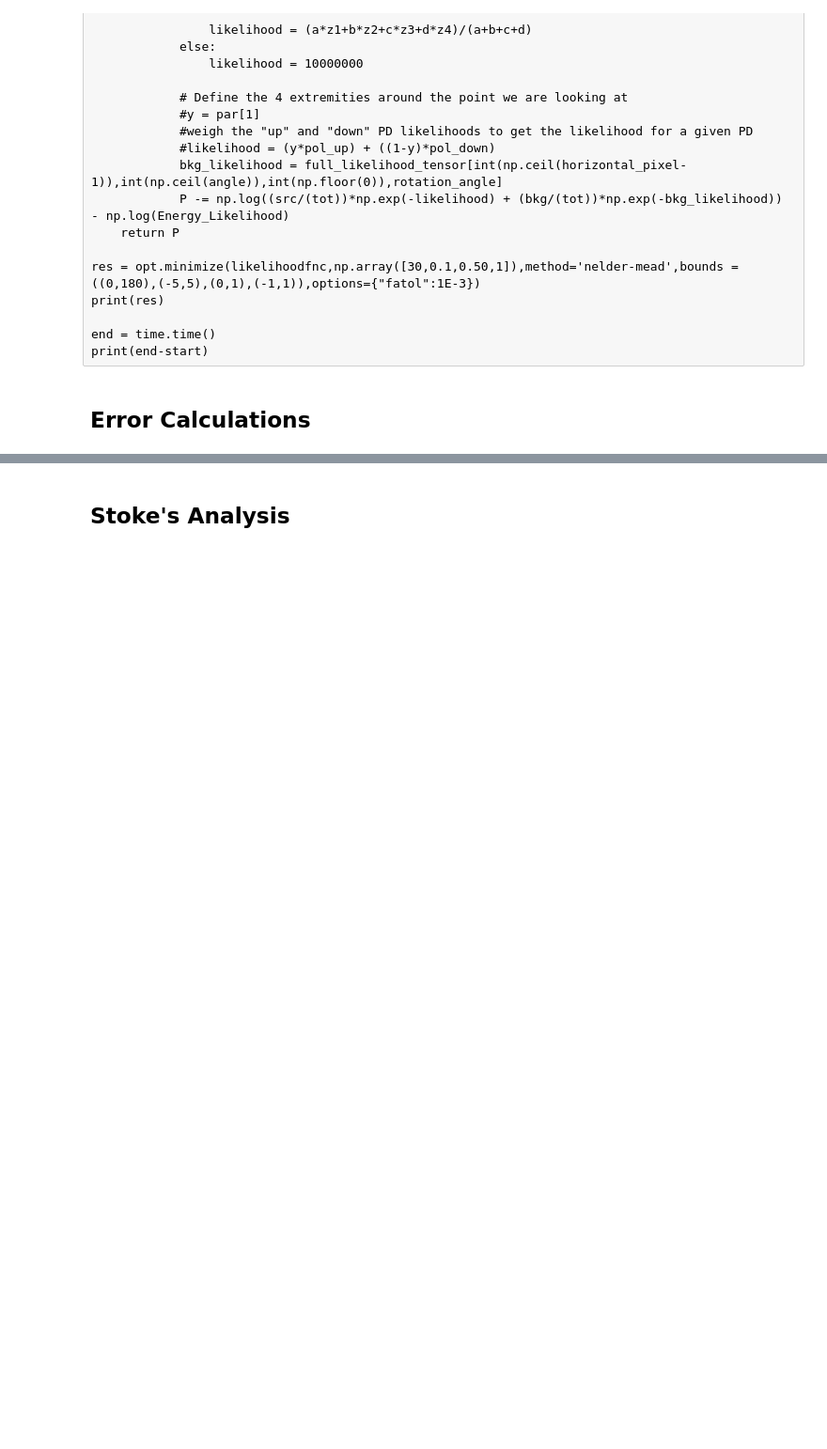
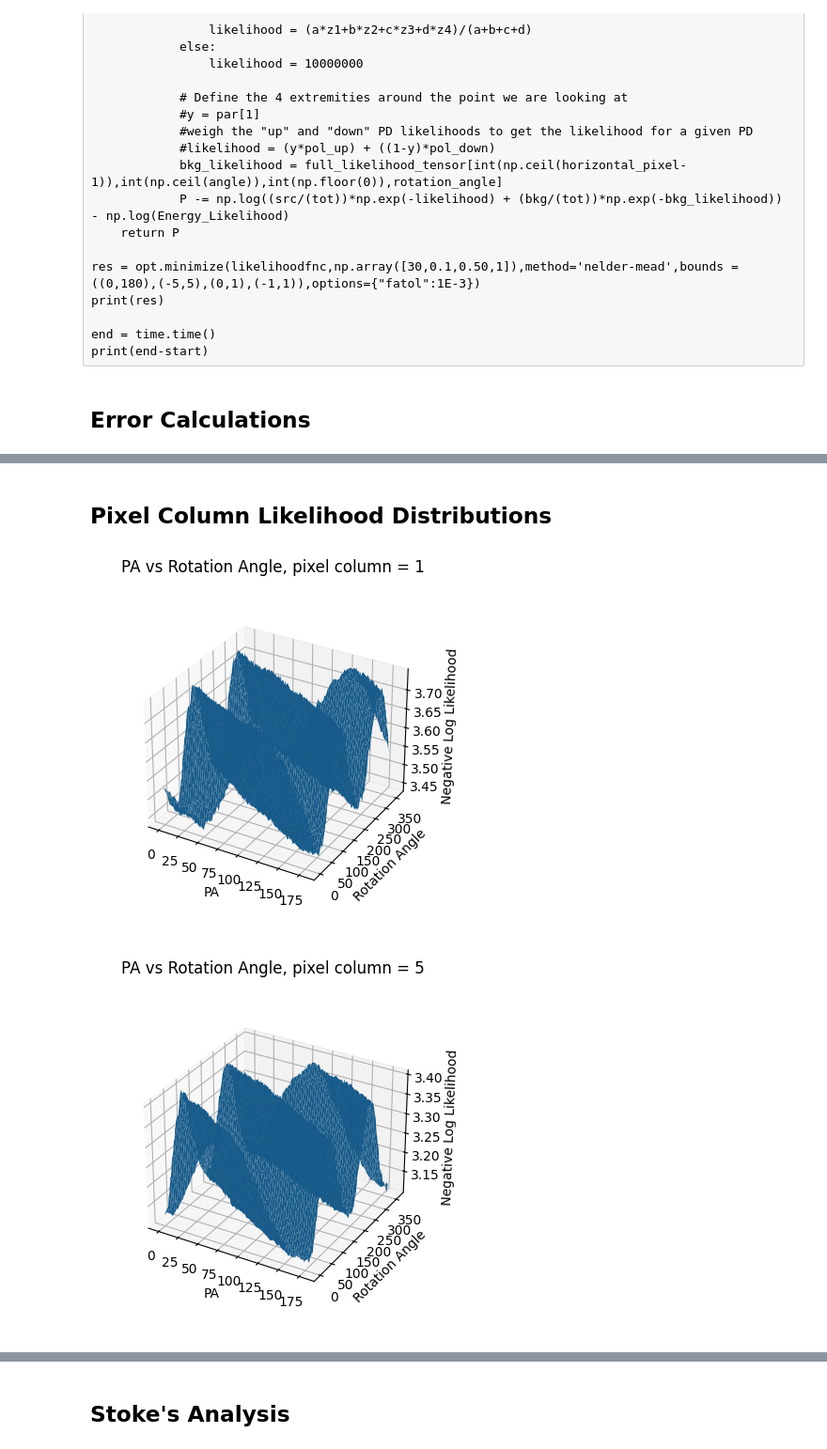
Before and after one commit to jacob-casey/casey-xlcal-likelihood-analysis, a Jupyter notebook: LikelihoodAnalysisTool.ipynb, the cells around one changed output, grey strips where cells are left out. Shown at 94% size. Drawn from its saved outputs; the diff is of its cells as text; code cells hidden in the pictures; blank space fills up the shorter version.

```diff
--- a/LikelihoodAnalysisTool.ipynb
+++ b/LikelihoodAnalysisTool.ipynb
@@ -421,0 +411,76 @@ fig.savefig("/home/jacob/PolarizationLikelihoodErrors_realspec_smallPD.png")
+# %% [markdown]
+## Pixel Column Likelihood Distributions
+# %%
+pixels=[1,5,15]
+PA = np.linspace(0,180,180*3)
+PD = np.linspace(0,1,100*3)
+RA = np.linspace(0,359,360,dtype='int')
+
+%matplotlib inline
+import matplotlib.pyplot as plt
+from matplotlib.colors import LightSource
+from matplotlib import cbook, cm
+
+#pars = [50,20/90,0.3,0.2/90]
+pars = res.x.copy()
+def pixel_likelihood_plots(pixels,ra,pa,index,opt_values):
+    array = opt_values.copy()
+    for i in pixels:
+            X,Y = np.meshgrid(pa,ra)
+            Z = np.empty_like(X)
+            array[0] = i
+
+            for k in range(len(ra)):
+                array[3] = ra[k]
+
+                for l in range(len(pa)):
+                    array[index] = pa[l]
+                    z1 = full_likelihood_tensor[int(np.ceil(i-1)),int(np.floor(array[1])),int(np.ceil(array[2]*100)),int(array[3])]
+                    z2 = full_likelihood_tensor[int(np.ceil(i-1)),int(np.ceil(array[1])),int(np.ceil(array[2]*100)),int(array[3])]
+
+                    z3 = full_likelihood_tensor[int(np.ceil(i-1)),int(np.ceil(array[1])),int(np.floor(array[2]*100)),int(array[3])]
+                    z4 = full_likelihood_tensor[int(np.ceil(i-1)),int(np.floor(array[1])),int(np.floor(array[2]*100)),int(array[3])]
+
+                    # Using the 4 nearest Polarization points, using the distance from them to the expected point as the weight, weight the likelihoods
+                    dx1 = int(np.floor(array[1])) - array[1]
+                    dy1 = int(np.ceil(array[2]*100)) - (array[2]*100)
+                    a = 1/np.hypot(dx1,dy1)
+
+                    dx2 = int(np.ceil(array[1])) - array[1]
+                    dy2 = int(np.ceil(array[2]*100)) - (array[2]*100)
+                    b = 1/np.hypot(dx2,dy2)
+
+                    dx3 = int(np.ceil(array[1])) - array[1]
+                    dy3 = int(np.floor(array[2]*100)) - (array[2]*100)
+                    c = 1/np.hypot(dx3,dy3)
+
+                    dx4 = int(np.floor(array[1])) - array[1]
+                    dy4 = int(np.floor(array[2]*100)) - (array[2]*100)
+                    d = 1/np.hypot(dx4,dy4)
+
+                    # weigh likelihoods with 1/hypot
+                    likelihood = ((a*z1)+(b*z2)+(c*z3)+(d*z4))/(a+b+c+d)
+                    Z[k,l] = -np.log(likelihood)
+
+
+            fig, ax = plt.subplots(subplot_kw=dict(projection='3d'))
+
+            #ls = LightSource(270, 45)
+
+            #rgb = ls.shade(Z, cmap=cm.gist_earth, vert_exag=0.1, blend_mode='soft')
+
+            surf = ax.plot_surface(X, Y, Z)#, rstride=1, cstride=1,facecolors=rgb)
+                           #linewidth=0, antialiased=False, shade=True)
+            attribute_list = ['Pixel','PA','PD','RA']
+            ax.set_zlabel('Negative Log Likelihood')
+            ax.set_xlabel(f"{attribute_list[index]}")
+            ax.set_ylabel('Rotation Angle')
+            ax.set_box_aspect(None, zoom=0.85)
+            ax.set_title(f"{attribute_list[index]} vs Rotation Angle, pixel column = {i}")
+            plt.savefig(f"/home/jacob/Likelihood_plots/Pixel_{i}_{attribute_list[index]}.pdf")
+
+pixel_likelihood_plots(pixels,RA,PA,1,pars)
+pixel_likelihood_plots(pixels,RA,PD,2,pars)
+# %% [output]
+[figure, added]
+[figure, added]
```
Also changed, not shown: parts of 31 cells of this notebook, 2 other files.
